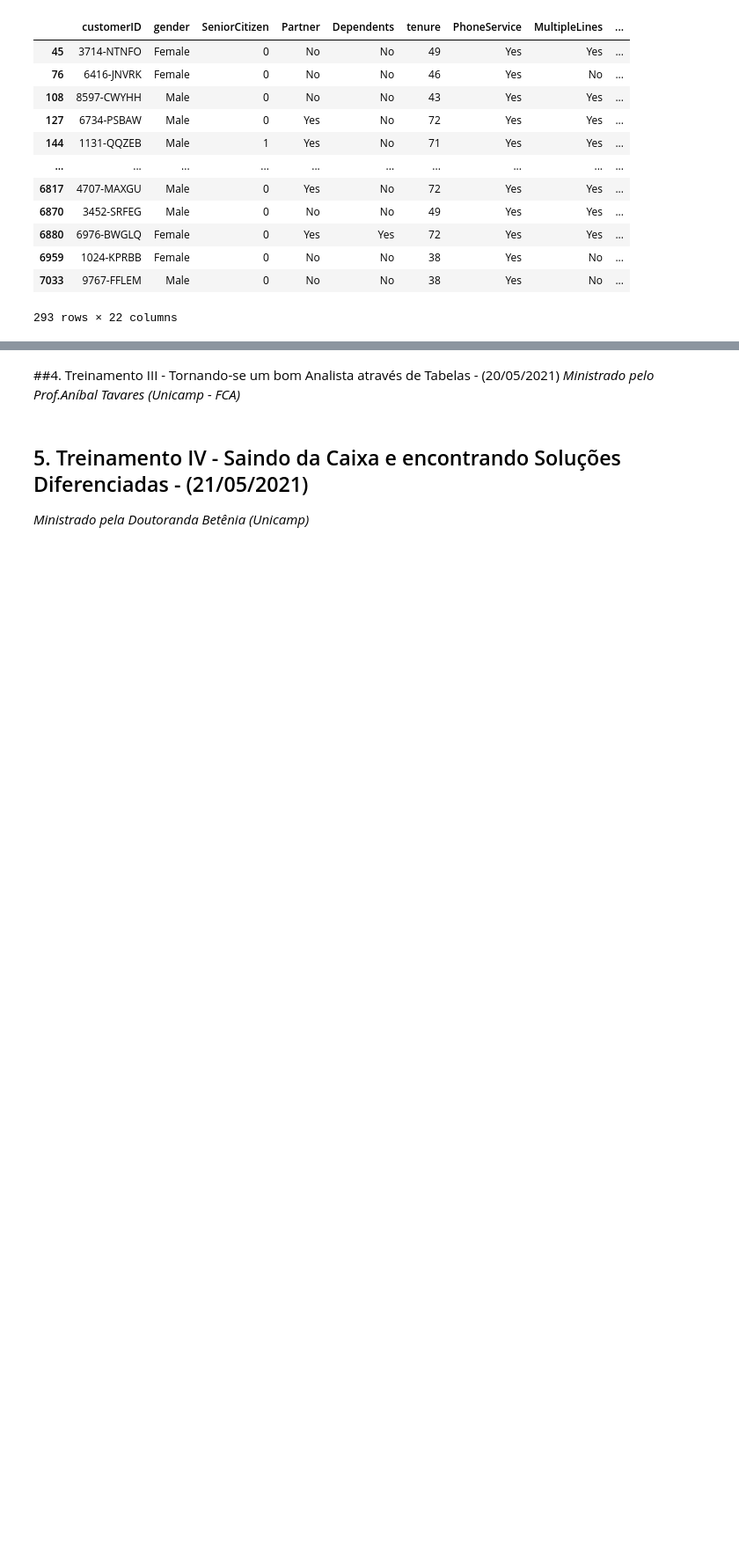
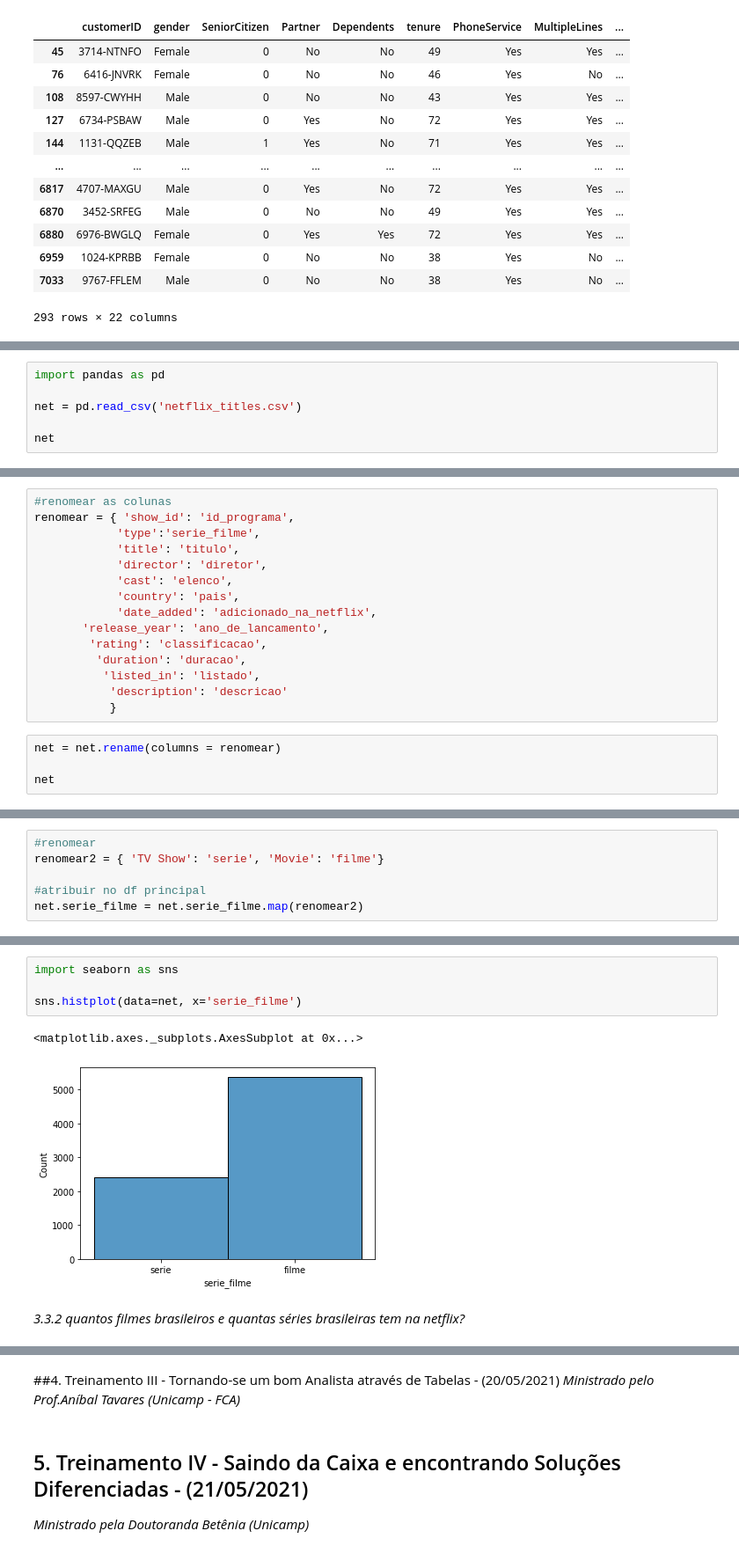
Before and after one commit to m-eicardi/MTEch-2021, a Jupyter notebook: MTEch_MSE.ipynb, the cells around one changed output, grey strips where cells are left out. Shown at 88% size. Drawn from its saved outputs; the diff is of its cells as text; blank space fills up the shorter version.

```diff
--- a/MTEch_MSE.ipynb
+++ b/MTEch_MSE.ipynb
@@ -388,0 +390,6 @@ dados4
+# %%
+import pandas as pd
+
+net = pd.read_csv('netflix_titles.csv')
+
+net
@@ -388,0 +422,19 @@ dados4
+# %%
+#renomear as colunas
+renomear = { 'show_id': 'id_programa',
+            'type':'serie_filme',
+            'title': 'titulo',
+            'director': 'diretor',
+            'cast': 'elenco',
+            'country': 'pais',
+            'date_added': 'adicionado_na_netflix',
+       'release_year': 'ano_de_lancamento',
+        'rating': 'classificacao',
+         'duration': 'duracao',
+          'listed_in': 'listado',
+           'description': 'descricao'
+           }
+# %%
+net = net.rename(columns = renomear)
+
+net
@@ -388,0 +476,6 @@ dados4
+# %%
+#renomear
+renomear2 = { 'TV Show': 'serie', 'Movie': 'filme'}
+
+#atribuir no df principal
+net.serie_filme = net.serie_filme.map(renomear2)
@@ -388,0 +498,9 @@ dados4
+# %%
+import seaborn as sns
+
+sns.histplot(data=net, x='serie_filme')
+# %% [output]
+<matplotlib.axes._subplots.AxesSubplot at 0x...>
+[figure, added]
+# %% [markdown]
+*3.3.2 quantos filmes brasileiros e quantas séries brasileiras tem na netflix?*
```
Also changed, not shown: parts of 27 cells of this notebook.
